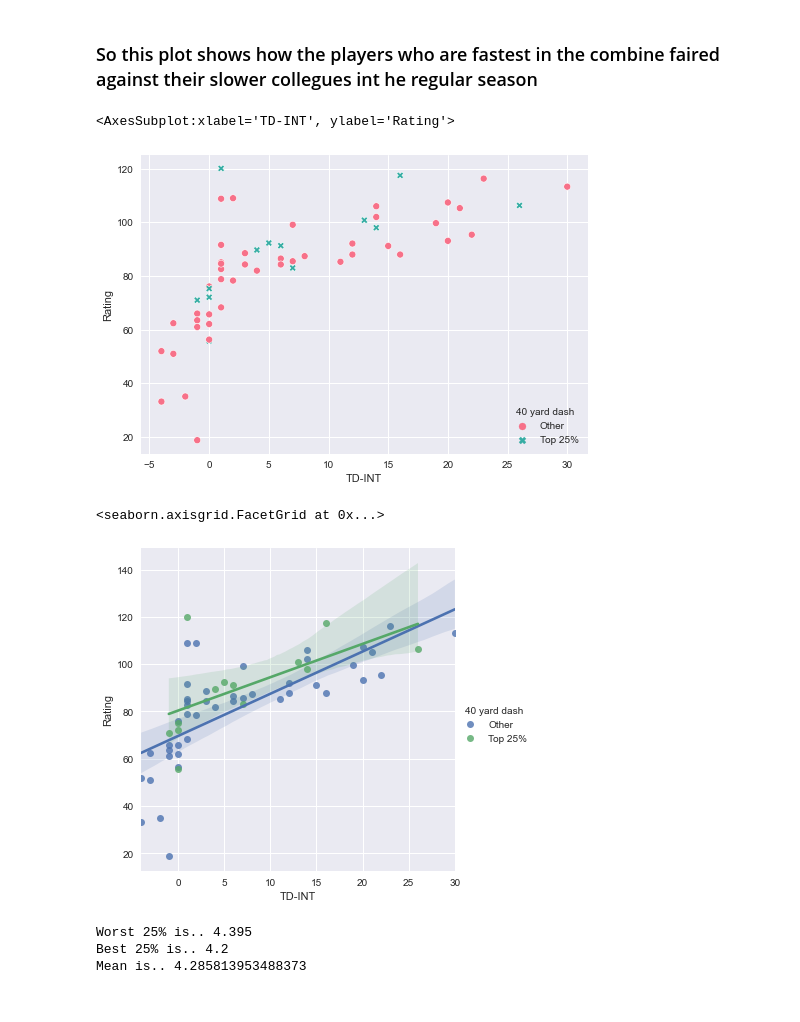
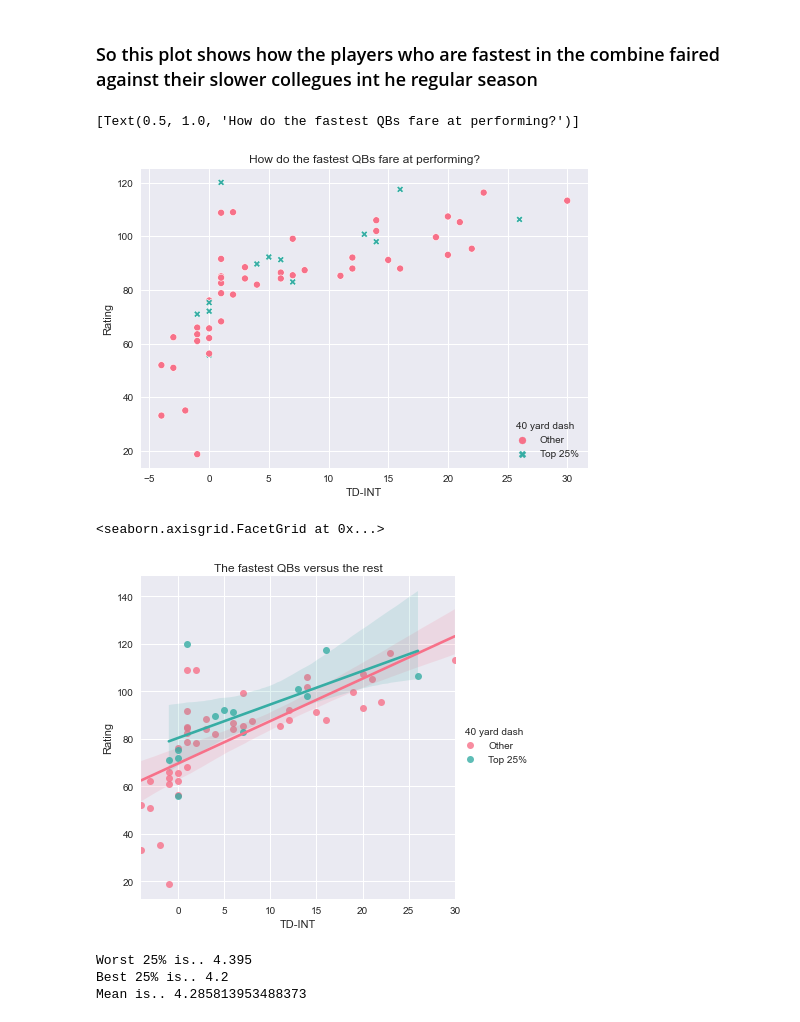
Before and after one commit to User7712/UCDPA_MarkCheesmore, a Jupyter notebook: QB_in_NFL_2019.ipynb, the cells around one changed output. Saved outputs shown, nothing was run; the diff lists cells and outputs as text; code cells hidden in the pictures.

```diff
--- a/QB_in_NFL_2019.ipynb
+++ b/QB_in_NFL_2019.ipynb
@@ -468,15 +468,15 @@ QB_combine_2019_reduced.head()
 # %% [markdown]
 ### So this plot shows how the players who are fastest in the combine faired against their slower collegues int he regular season
 # %%
-sns.scatterplot(y="Rating",x='TD-INT', data = QB_combine_2019_reduced, hue='40 yard dash',palette="husl", style ='40 yard dash')
+sns.scatterplot(y="Rating",x='TD-INT', data = QB_combine_2019_reduced, hue='40 yard dash',palette="husl", style ='40 yard dash').set(title='How do the fastest QBs fare at performing?')
 # %% [output]
-<AxesSubplot:xlabel='TD-INT', ylabel='Rating'>
+[Text(0.5, 1.0, 'How do the fastest QBs fare at performing?')]
-[figure, old version]
+[figure, new version]
 # %%
-sns.lmplot(y="Rating",x='TD-INT', data = QB_combine_2019_reduced, hue='40 yard dash')
+sns.lmplot(y="Rating",x='TD-INT', data = QB_combine_2019_reduced, hue='40 yard dash', palette="husl").set(title='The fastest QBs versus the rest')
 # %% [output]
 <seaborn.axisgrid.FacetGrid at 0x...>
-[figure, old version]
+[figure, new version]
 # %%
 Worst_Shuttle = QB_combine_2019_reduced['combineShuttle'].quantile(q=0.75)
 Best_Shuttle = QB_combine_2019_reduced['combineShuttle'].quantile(q=0.25)
```
Also changed, not shown: parts of 11 cells of this notebook.
